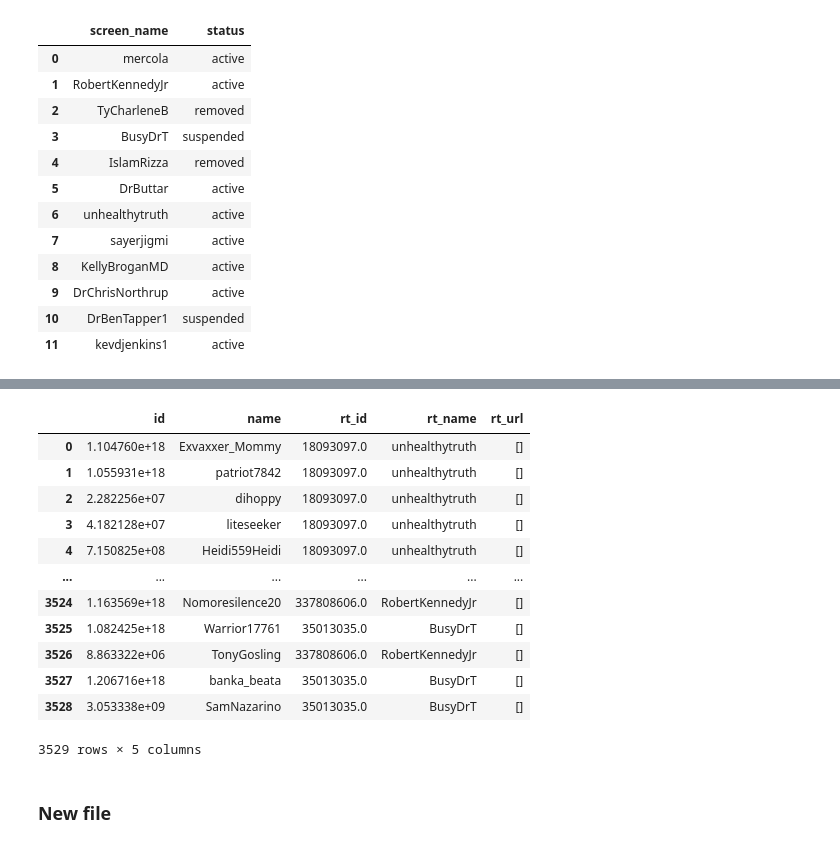
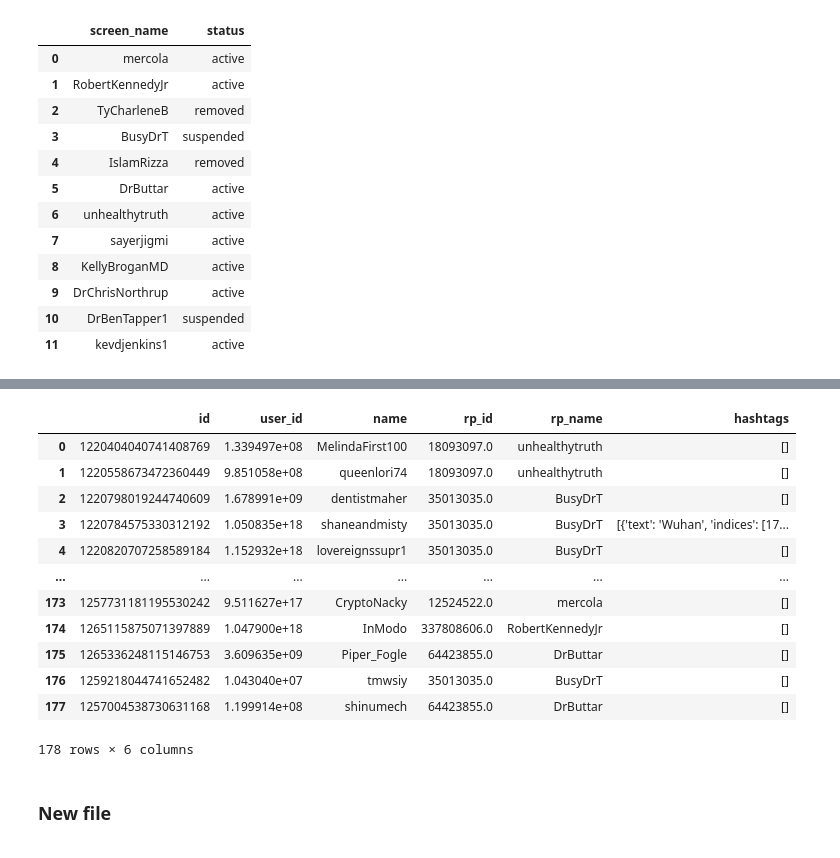
Before and after one commit to gi-ux/BachelorProject, a Jupyter notebook: notebook/Disinform_CCDH.ipynb, the cells around one changed output, grey strips where cells are left out. Cells and saved outputs as stored; diff of their text form; code cells hidden in the pictures.

```diff
--- a/notebook/Disinform_CCDH.ipynb
+++ b/notebook/Disinform_CCDH.ipynb
@@ -234 +264,20 @@ df_rt_ccdh = pd.DataFrame(list(zip(id_tweet, retweet_id, retweet_name, retweeted
+# %%
+df_rp_ccdh = pd.DataFrame(list(zip(id_rp, reply_id,
+      reply_name, replied_id, replied_name, hashtag_rp)),
+      columns =['id', 'user_id', 'name', 'rp_id', 'rp_name', 'hashtags'])
+df_rp_ccdh
+# %% [output]
+|  | id | user_id | name | rp_id | rp_name | hashtags |
+| 0 | 1220404040741408769 | 1.339497e+08 | MelindaFirst100 | 18093097.0 | unhealthytruth | [] |
+| 1 | 1220558673472360449 | 9.851058e+08 | queenlori74 | 18093097.0 | unhealthytruth | [] |
+| 2 | 1220798019244740609 | 1.678991e+09 | dentistmaher | 35013035.0 | BusyDrT | [] |
+| 3 | 1220784575330312192 | 1.050835e+18 | shaneandmisty | 35013035.0 | BusyDrT | [{'text': 'Wuhan', 'indices': [17... |
+| 4 | 1220820707258589184 | 1.152932e+18 | lovereignssupr1 | 35013035.0 | BusyDrT | [] |
+| ... | ... | ... | ... | ... | ... | ... |
+| 173 | 1257731181195530242 | 9.511627e+17 | CryptoNacky | 12524522.0 | mercola | [] |
+| 174 | 1265115875071397889 | 1.047900e+18 | InModo | 337808606.0 | RobertKennedyJr | [] |
+| 175 | 1265336248115146753 | 3.609635e+09 | Piper_Fogle | 64423855.0 | DrButtar | [] |
+| 176 | 1259218044741652482 | 1.043040e+07 | tmwsiy | 35013035.0 | BusyDrT | [] |
+| 177 | 1257004538730631168 | 1.199914e+08 | shinumech | 64423855.0 | DrButtar | [] |
+178 rows × 6 columns
 # %%
@@ -240,16 +288,0 @@ df_rt_ccdh.to_csv("C:/Users/Gianluca/Desktop/Supsi/Git/BachelorProject/large_fil
-# %%
-df_rt_ccdh
-# %% [output]
-|  | id | name | rt_id | rt_name | rt_url |
-| 0 | 1.104760e+18 | Exvaxxer_Mommy | 18093097.0 | unhealthytruth | [] |
-| 1 | 1.055931e+18 | patriot7842 | 18093097.0 | unhealthytruth | [] |
-| 2 | 2.282256e+07 | dihoppy | 18093097.0 | unhealthytruth | [] |
-| 3 | 4.182128e+07 | liteseeker | 18093097.0 | unhealthytruth | [] |
-| 4 | 7.150825e+08 | Heidi559Heidi | 18093097.0 | unhealthytruth | [] |
-| ... | ... | ... | ... | ... | ... |
-| 3524 | 1.163569e+18 | Nomoresilence20 | 337808606.0 | RobertKennedyJr | [] |
-| 3525 | 1.082425e+18 | Warrior17761 | 35013035.0 | BusyDrT | [] |
-| 3526 | 8.863322e+06 | TonyGosling | 337808606.0 | RobertKennedyJr | [] |
-| 3527 | 1.206716e+18 | banka_beata | 35013035.0 | BusyDrT | [] |
-| 3528 | 3.053338e+09 | SamNazarino | 35013035.0 | BusyDrT | [] |
-3529 rows × 5 columns
```
Also changed, not shown: parts of 11 cells of this notebook, 3 other files.
